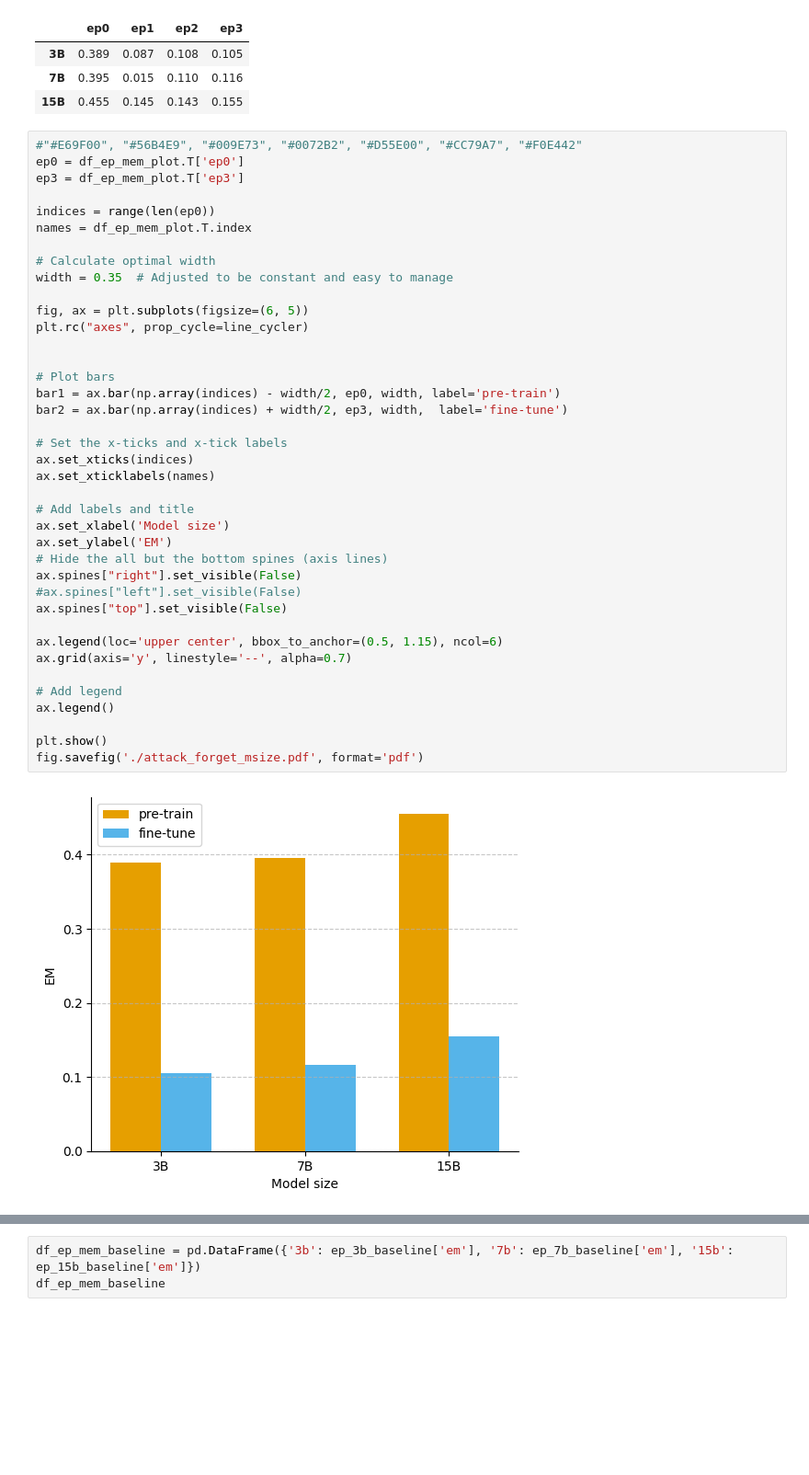
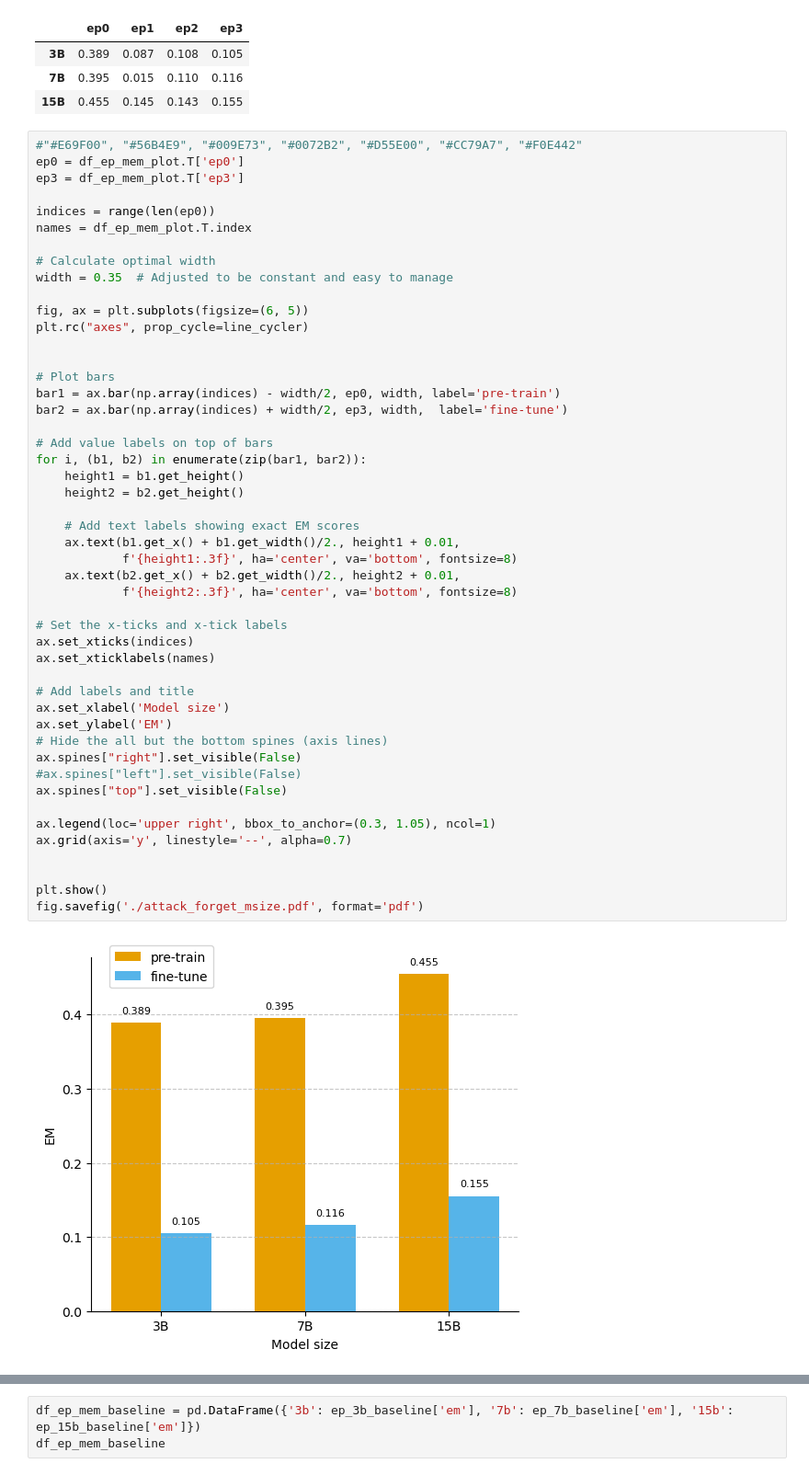
Before and after one commit to AISE-TUDelft/LLM4Code-memtune-ext, a Jupyter notebook: experiments/full_precision/forgeting/results/p_results_forget.ipynb, the cells around one changed output, grey strips where cells are left out. Shown: that part at 92% size. Drawn from its saved outputs; the diff is of its cells as text; blank space fills up the shorter version.

```diff
--- a/experiments/full_precision/forgeting/results/p_results_forget.ipynb
+++ b/experiments/full_precision/forgeting/results/p_results_forget.ipynb
@@ -231,34 +272,43 @@ names = df_ep_mem_plot.T.index
 
 # Calculate optimal width
 width = 0.35  # Adjusted to be constant and easy to manage
 
 fig, ax = plt.subplots(figsize=(6, 5))
 plt.rc("axes", prop_cycle=line_cycler)
 
 
 # Plot bars
 bar1 = ax.bar(np.array(indices) - width/2, ep0, width, label='pre-train')
 bar2 = ax.bar(np.array(indices) + width/2, ep3, width,  label='fine-tune')
 
+# Add value labels on top of bars
+for i, (b1, b2) in enumerate(zip(bar1, bar2)):
+    height1 = b1.get_height()
+    height2 = b2.get_height()
+
+    # Add text labels showing exact EM scores
+    ax.text(b1.get_x() + b1.get_width()/2., height1 + 0.01,
+            f'{height1:.3f}', ha='center', va='bottom', fontsize=8)
+    ax.text(b2.get_x() + b2.get_width()/2., height2 + 0.01,
+            f'{height2:.3f}', ha='center', va='bottom', fontsize=8)
+
 # Set the x-ticks and x-tick labels
 ax.set_xticks(indices)
 ax.set_xticklabels(names)
 
 # Add labels and title
 ax.set_xlabel('Model size')
 ax.set_ylabel('EM')
 # Hide the all but the bottom spines (axis lines)
 ax.spines["right"].set_visible(False)
 #ax.spines["left"].set_visible(False)
 ax.spines["top"].set_visible(False)
 
-ax.legend(loc='upper center', bbox_to_anchor=(0.5, 1.15), ncol=6)
+ax.legend(loc='upper right', bbox_to_anchor=(0.3, 1.05), ncol=1)
 ax.grid(axis='y', linestyle='--', alpha=0.7)
 
-# Add legend
-ax.legend()
 
 plt.show()
 fig.savefig('./attack_forget_msize.pdf', format='pdf')
 # %% [output]
-[figure, old version]
+[figure, new version]
```
Also changed, not shown: parts of 11 cells of this notebook, 29 other files.
